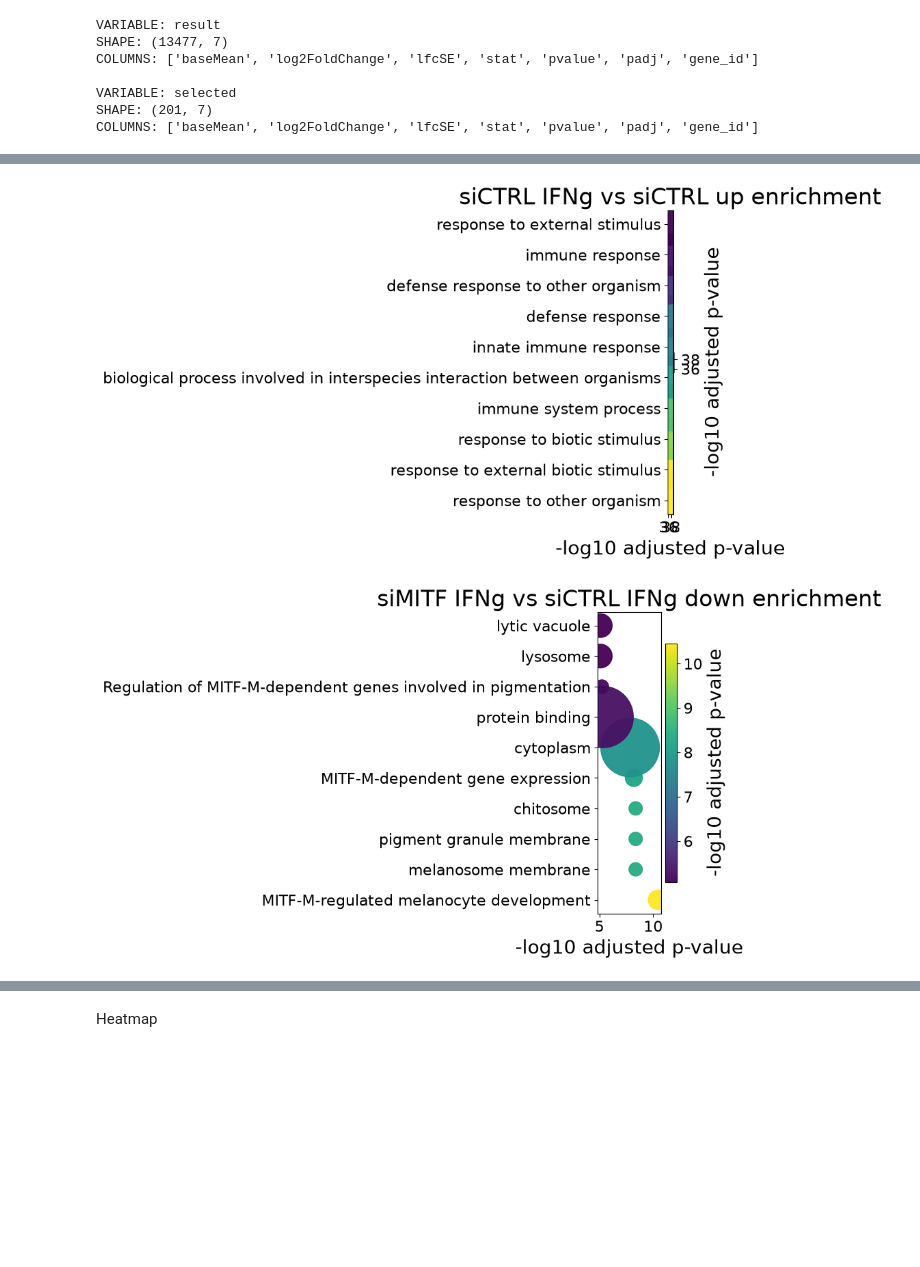
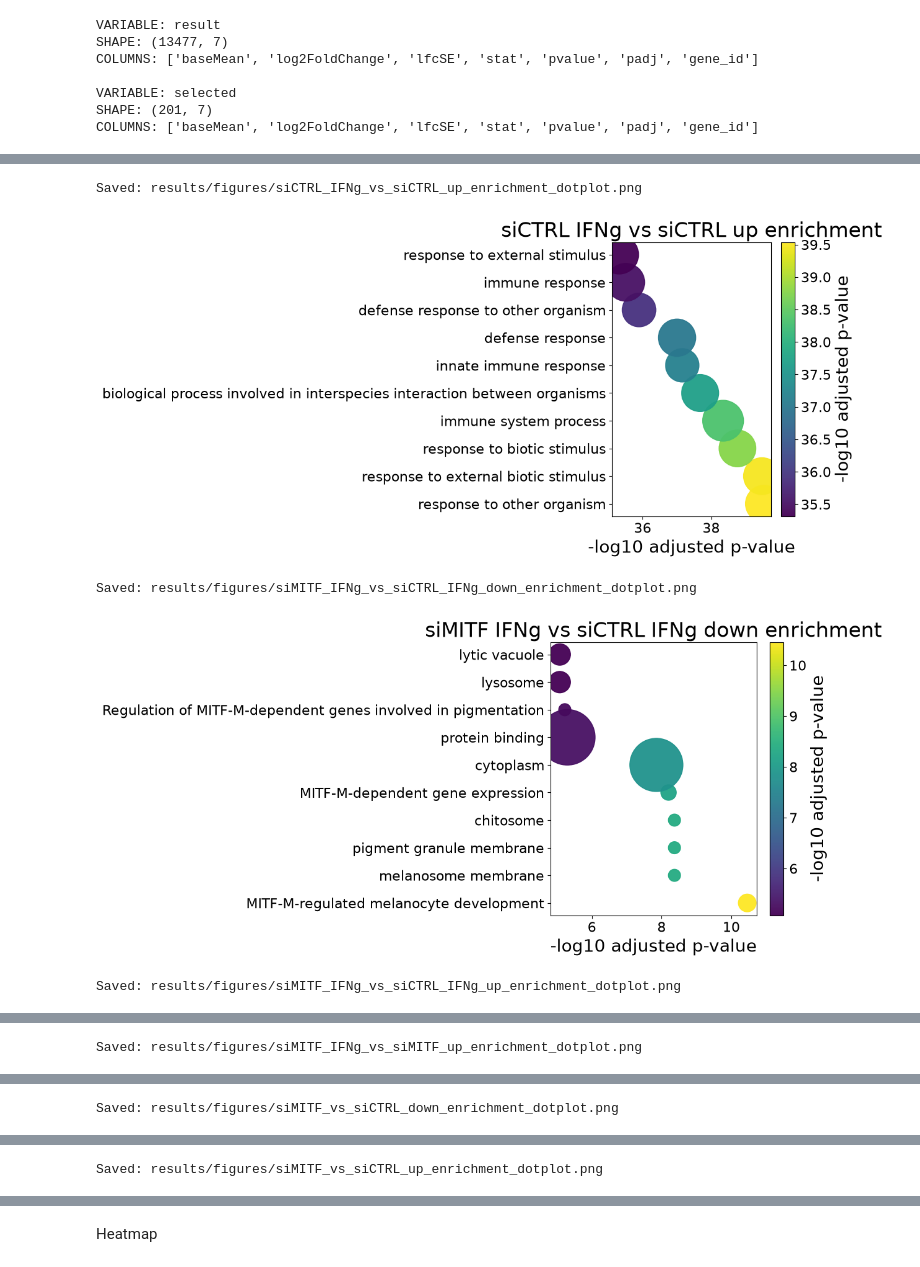
Before and after one commit to SvavaDa/GSE283655_project, a Jupyter notebook: GSE283655-simplified-data.ipynb, the cells around one changed output, grey strips where cells are left out. Cells and saved outputs as stored; diff of their text form; code cells hidden in the pictures; blank space fills up the shorter version.

```diff
--- a/GSE283655-simplified-data.ipynb
+++ b/GSE283655-simplified-data.ipynb
@@ -2130,42 +2129,55 @@ for enrichment_file in enrichment_dir.glob("*_enrichment.csv"):
     # --------------------------------------------------------
     # Make bubble plot
     # --------------------------------------------------------
 
-    plt.figure(figsize=(9, 6))
+    plt.figure(figsize=(12, 6))
 
     scatter = plt.scatter(
         top_terms["minus_log10_p"],
         top_terms["name"],
         s=top_terms["intersection_size"] * 25,
         c=top_terms["minus_log10_p"],
         cmap="viridis",
         alpha=0.95
     )
 
     plt.xlabel("-log10 adjusted p-value")
     plt.ylabel("")
 
     plt.title(
         enrichment_file.stem.replace("_", " ")
     )
 
     # Colour bar
     cbar = plt.colorbar(scatter)
     cbar.set_label("-log10 adjusted p-value")
 
     plt.tight_layout()
 
-    # Save figure
-    # Save figure
-safe_name = enrichment_file.stem.replace(" ", "_")
+    # --------------------------------------------------------
+    # SAVE THIS FIGURE BEFORE MOVING TO NEXT ENRICHMENT FILE
+    # --------------------------------------------------------
 
-plt.savefig(
-    figures_dir / f"{safe_name}_dotplot.png",
-    dpi=300,
-    bbox_inches="tight"
-)
+    safe_name = enrichment_file.stem.replace(" ", "_")
 
-plt.show()
+    output_file = (
+        figures_dir / f"{safe_name}_dotplot.png"
+    )
+
+    plt.savefig(
+        output_file,
+        dpi=300,
+        bbox_inches="tight"
+    )
+
+    print("Saved:", output_file)
+
+    plt.show()
+
+    plt.close()
 # %% [output]
+Saved: results/figures/siCTRL_IFNg_vs_siCTRL_up_enrichment_dotplot.png
-[figure, old version]
+[figure, new version]
+Saved: results/figures/siMITF_IFNg_vs_siCTRL_IFNg_down_enrichment_dotplot.png
-[figure, old version]
+[figure, new version]
+Saved: results/figures/siMITF_IFNg_vs_siCTRL_IFNg_up_enrichment_dotplot.png
@@ -2172,0 +2185 @@ plt.show()
+Saved: results/figures/siMITF_IFNg_vs_siMITF_up_enrichment_dotplot.png
@@ -2173,0 +2187 @@ plt.show()
+Saved: results/figures/siMITF_vs_siCTRL_down_enrichment_dotplot.png
@@ -2174,0 +2189 @@ plt.show()
+Saved: results/figures/siMITF_vs_siCTRL_up_enrichment_dotplot.png
```
Also changed, not shown: parts of 19 cells of this notebook.
